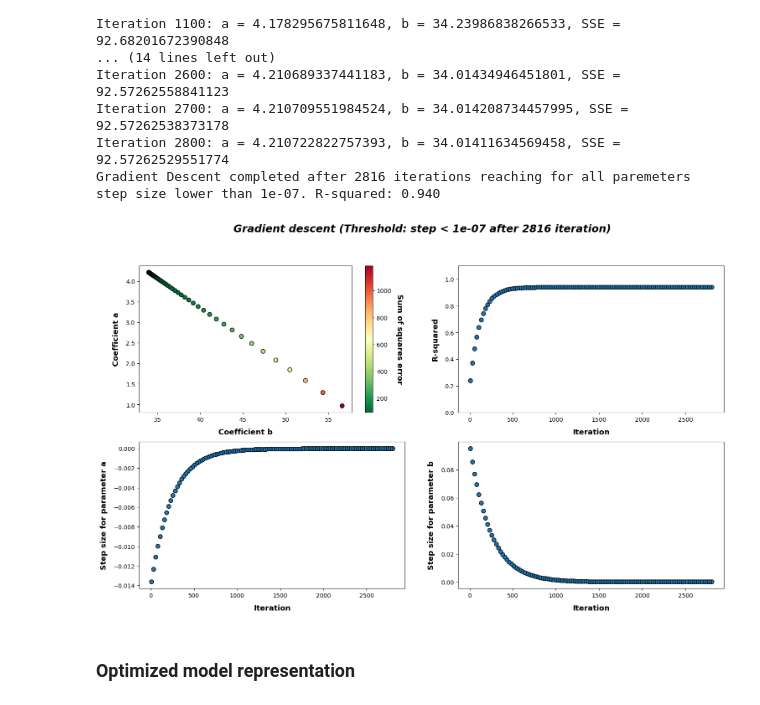
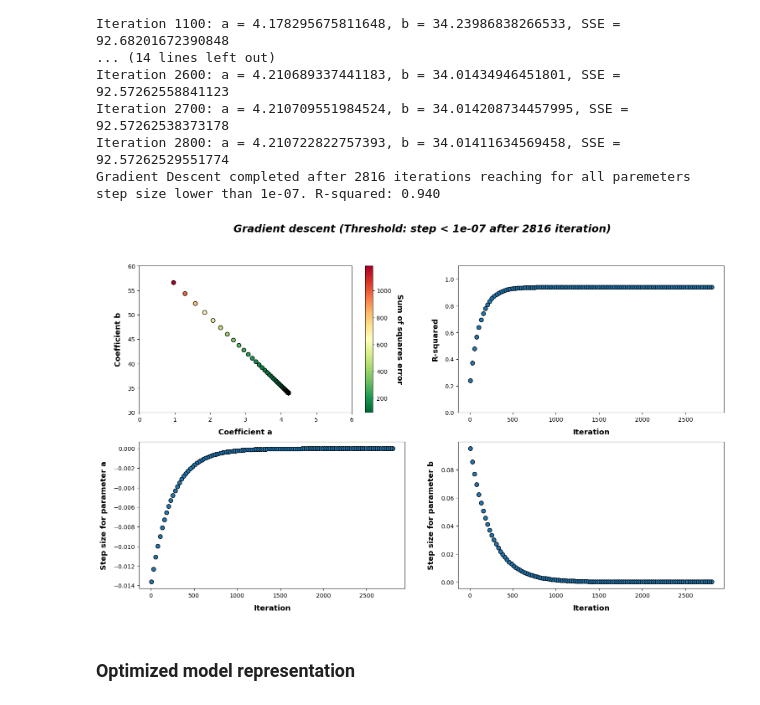
Before and after one commit to kameelsky/data-science, a Jupyter notebook: Toolbox/GD_minimization.ipynb, the cells around one changed output. Saved outputs shown, nothing was run; the diff lists cells and outputs as text; code cells hidden in the pictures.

```diff
--- a/Toolbox/GD_minimization.ipynb
+++ b/Toolbox/GD_minimization.ipynb
@@ -38,8 +40,6 @@ ax.grid(axis="both", which='minor', linewidth=0.5, linestyle=':', color="white")
 ax.set_axisbelow(True)
 ax.legend(fancybox=True, shadow=True, facecolor="white", edgecolor="black", loc='upper left')
 
-# Printout the coordinates (x,y)
 points = [(float(x), float(y)) for x, y in zip(x_observed,y_observed)]
-for point in points:
-    print(point)
+[i for i in points]
 # %% [output]
@@ -307,37 +366,39 @@ b_values = [point[2] for point in points]
 ss_values = [point[3] for point in points]
 step_a_values = [point[4] for point in points]
 step_b_values = [point[5] for point in points]
 r_squared_values = [point[6] for point in points]
 
 
 ax = axes[0, 0]
-scatter = ax.scatter(b_values, a_values, c=ss_values, cmap='RdYlGn_r', marker='o', edgecolors="black", s=50)
+scatter = ax.scatter(a_values, b_values, c=ss_values, cmap='RdYlGn_r', marker='o', edgecolors="black", s=50)
 cbar = plt.colorbar(scatter, label="Cost function", ax=ax)
-ax.set_xlabel("Coefficient b", fontsize=13, fontweight="bold", labelpad=10)
-ax.set_ylabel("Coefficient a", fontsize=13, fontweight="bold", labelpad=10)
+ax.set_ylim(30, 60)
+ax.set_xlim(0, 6)
+ax.set_xlabel("Coefficient a", fontsize=13, fontweight="bold", labelpad=10)
+ax.set_ylabel("Coefficient b", fontsize=13, fontweight="bold", labelpad=10)
 cbar.set_label('Sum of squares error', rotation=-90, labelpad=20, fontsize=13, fontweight='bold')
 
 ax = axes[0, 1]
 scatter = ax.scatter(iterations_values, r_squared_values, edgecolors="black", s=50)
 ax.set_ylim(0, 1.1)
 ax.set_xlabel("Iteration", fontsize=13, fontweight="bold", labelpad=10)
 ax.set_ylabel("R-squared", fontsize=13, fontweight="bold", labelpad=10)
 
 ax = axes[1, 0]
 scatter = ax.scatter(iterations_values, step_a_values, edgecolors="black", s=50)
 ax.set_xlabel("Iteration", fontsize=13, fontweight="bold", labelpad=10)
 ax.set_ylabel("Step size for parameter a", fontsize=13, fontweight="bold", labelpad=10)
 
 ax = axes[1, 1]
 scatter = ax.scatter(iterations_values, step_b_values, edgecolors="black", s=50)
 ax.set_xlabel("Iteration", fontsize=13, fontweight="bold", labelpad=10)
 ax.set_ylabel("Step size for parameter b", fontsize=13, fontweight="bold", labelpad=10)
 
 fig.suptitle(f"Gradient descent (Threshold: step < {step_threshold} after {current_iteration} iteration)", fontsize=18, fontweight="bold", fontstyle="italic", ha="center")
 
 plt.show()
 # %% [output]
-[figure, old version]
+[figure, new version]
 # %% [markdown]
 ### Optimized model representation
 # %%
```
Also changed, not shown: parts of 6 cells of this notebook, 5 other files.
